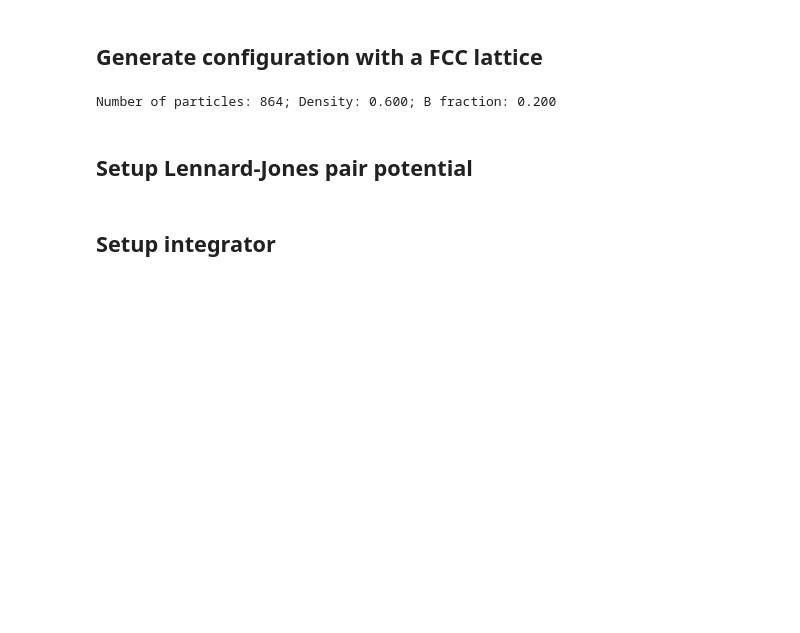
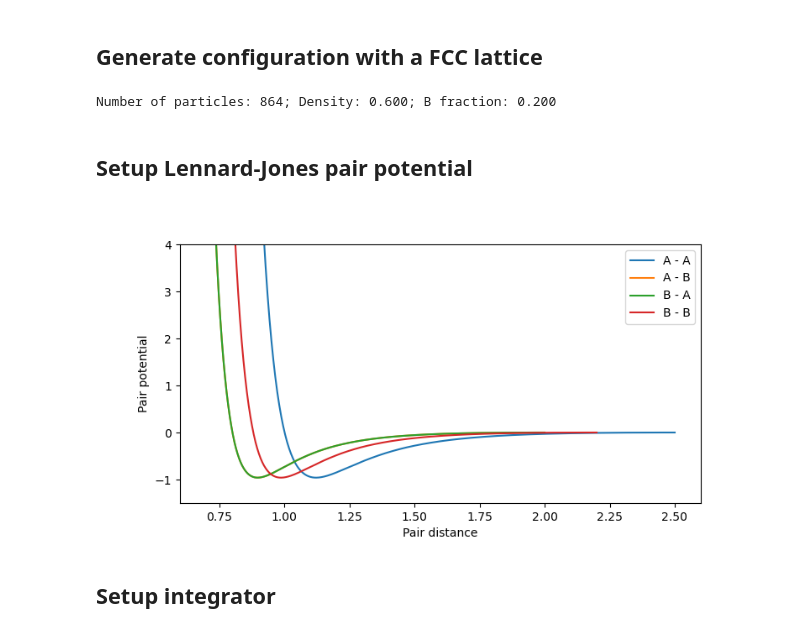
Before and after one commit to jklust/gamdpy, a Jupyter notebook: examples/3Dviz.ipynb, the cells around one changed output. Saved outputs shown, nothing was run; the diff lists cells and outputs as text; code cells hidden in the pictures; blank space fills up the shorter version.

```diff
--- a/examples/3Dviz.ipynb
+++ b/examples/3Dviz.ipynb
@@ -25,12 +24,14 @@ Number of particles: 864; Density: 0.600; B fraction: 0.200
 # %%
 pairfunc = rp.apply_shifted_force_cutoff(rp.LJ_12_6_sigma_epsilon)
 sig = [[1.00, 0.80],
        [0.80, 0.88]]
 eps = [[1.00, 1.50],
        [1.50, 0.50]]
 cut = np.array(sig)*2.5
 pairpot = rp.PairPotential2(pairfunc, params=[sig, eps, cut], max_num_nbs=1000)
-#pairpot.plot(names=['A', 'B'])
+pairpot.plot(names=['A', 'B'], xlim=(0.6, 2.6), ylim=(-1.5, 4))
+# %% [output]
+[figure, added]
 # %% [markdown]
 ## Setup integrator
 # %%
```
Also changed, not shown: parts of 5 cells of this notebook.
